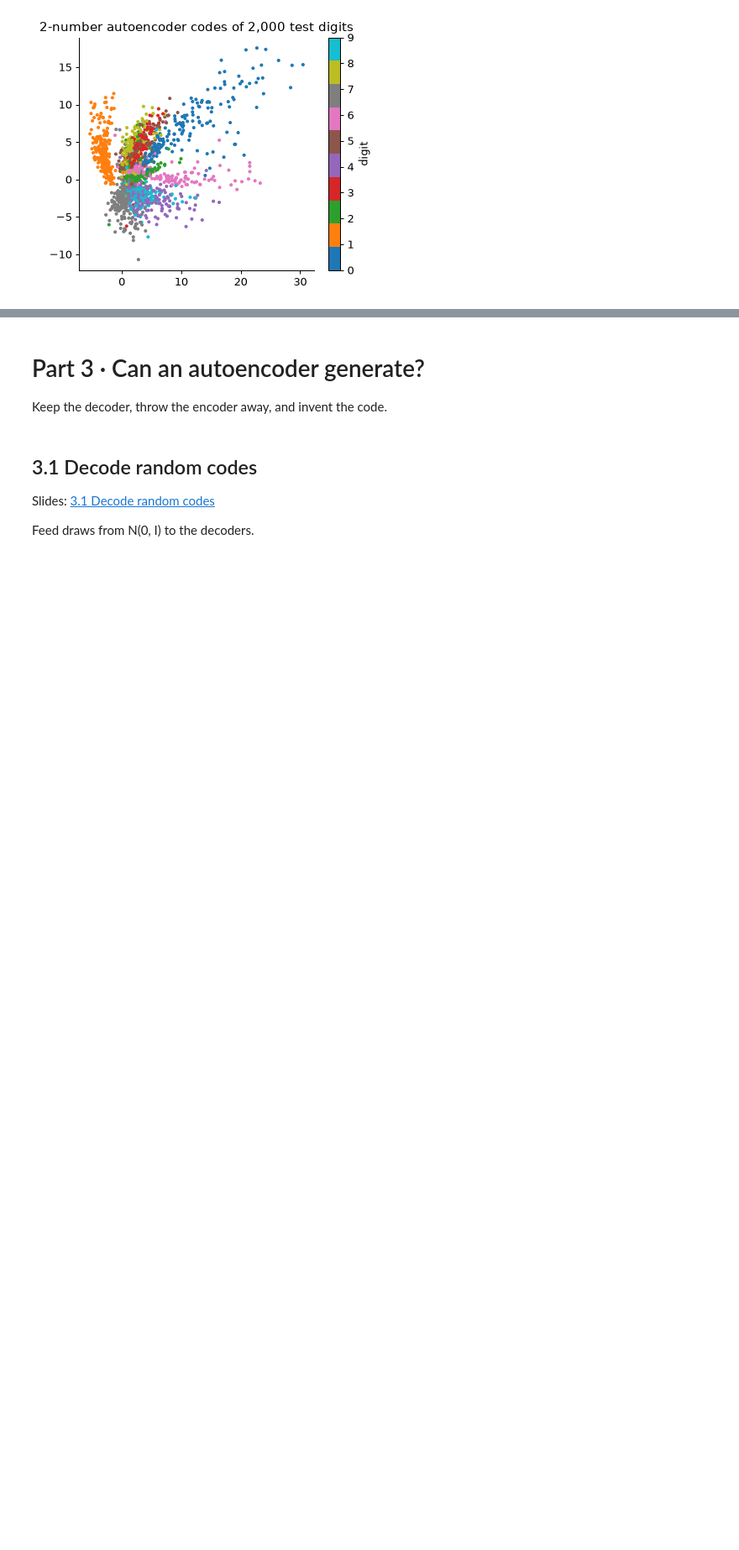
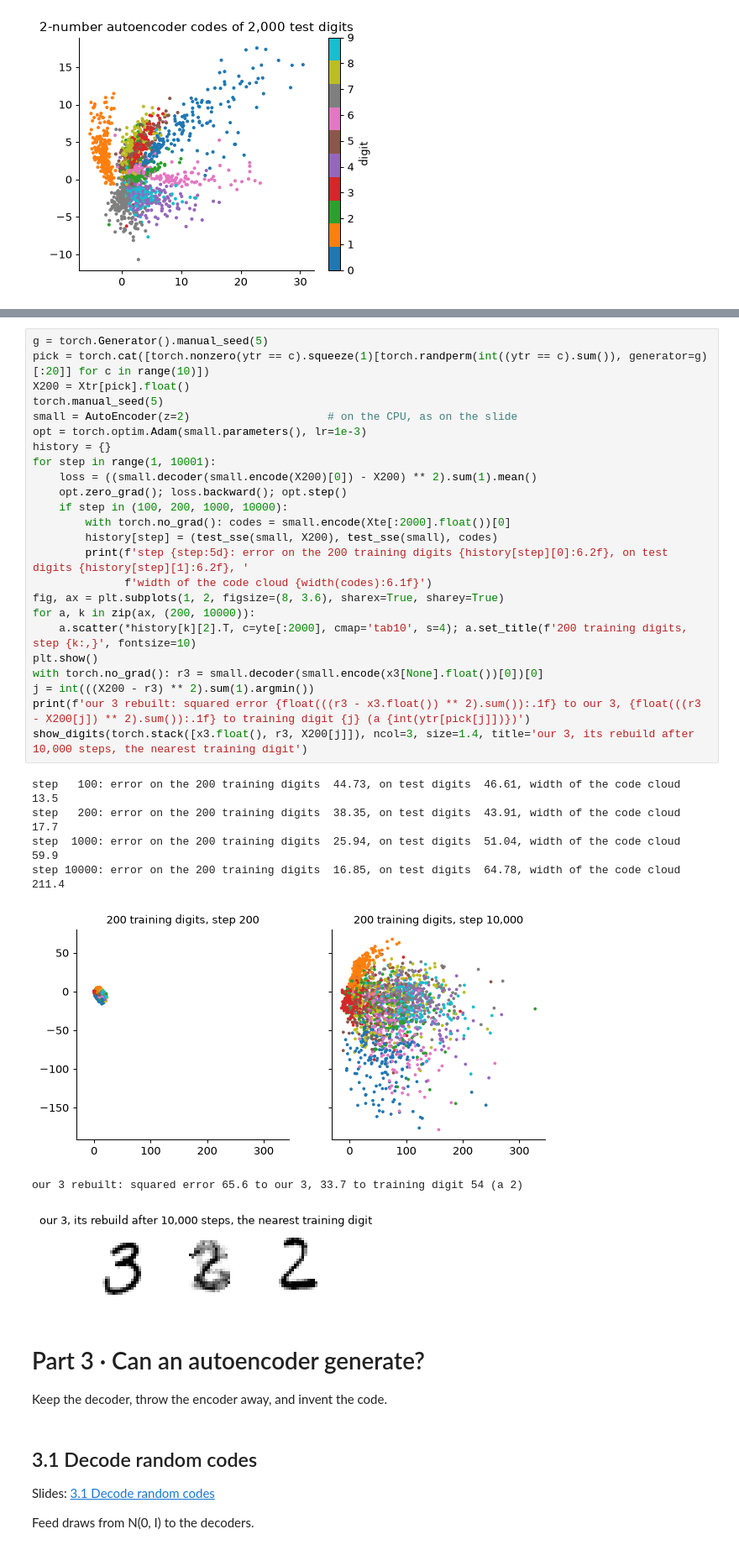
Before and after one commit to nipunbatra/generative, a Jupyter notebook: lectures/lecture5/lecture5-autoencoders-vae.ipynb, the cells around one changed output, grey strips where cells are left out. Shown at 84% size. Drawn from its saved outputs; the diff is of its cells as text; blank space fills up the shorter version.

```diff
--- a/lectures/lecture5/lecture5-autoencoders-vae.ipynb
+++ b/lectures/lecture5/lecture5-autoencoders-vae.ipynb
@@ -253,3 +268,35 @@ code of 128 numbers: test squared error   4.86
+# %%
+g = torch.Generator().manual_seed(5)
+pick = torch.cat([torch.nonzero(ytr == c).squeeze(1)[torch.randperm(int((ytr == c).sum()), generator=g)[:20]] for c in range(10)])
+X200 = Xtr[pick].float()
+torch.manual_seed(5)
+small = AutoEncoder(z=2)                     # on the CPU, as on the slide
+opt = torch.optim.Adam(small.parameters(), lr=1e-3)
+history = {}
+for step in range(1, 10001):
+    loss = ((small.decoder(small.encode(X200)[0]) - X200) ** 2).sum(1).mean()
+    opt.zero_grad(); loss.backward(); opt.step()
+    if step in (100, 200, 1000, 10000):
+        with torch.no_grad(): codes = small.encode(Xte[:2000].float())[0]
+        history[step] = (test_sse(small, X200), test_sse(small), codes)
+        print(f'step {step:5d}: error on the 200 training digits {history[step][0]:6.2f}, on test digits {history[step][1]:6.2f}, '
+              f'width of the code cloud {width(codes):6.1f}')
+fig, ax = plt.subplots(1, 2, figsize=(8, 3.6), sharex=True, sharey=True)
+for a, k in zip(ax, (200, 10000)):
+    a.scatter(*history[k][2].T, c=yte[:2000], cmap='tab10', s=4); a.set_title(f'200 training digits, step {k:,}', fontsize=10)
+plt.show()
+with torch.no_grad(): r3 = small.decoder(small.encode(x3[None].float())[0])[0]
+j = int(((X200 - r3) ** 2).sum(1).argmin())
+print(f'our 3 rebuilt: squared error {float(((r3 - x3.float()) ** 2).sum()):.1f} to our 3, {float(((r3 - X200[j]) ** 2).sum()):.1f} to training digit {j} (a {int(ytr[pick[j]])})')
+show_digits(torch.stack([x3.float(), r3, X200[j]]), ncol=3, size=1.4, title='our 3, its rebuild after 10,000 steps, the nearest training digit')
+# %% [output]
+step   100: error on the 200 training digits  44.73, on test digits  46.61, width of the code cloud   13.5
+step   200: error on the 200 training digits  38.35, on test digits  43.91, width of the code cloud   17.7
+step  1000: error on the 200 training digits  25.94, on test digits  51.04, width of the code cloud   59.9
+step 10000: error on the 200 training digits  16.85, on test digits  64.78, width of the code cloud  211.4
+[figure, added]
+our 3 rebuilt: squared error 65.6 to our 3, 33.7 to training digit 54 (a 2)
+[figure, added]
 # %% [markdown]
 # Part 3 · Can an autoencoder generate?
 
```
Also changed, not shown: parts of 48 cells of this notebook, 16 other files.
